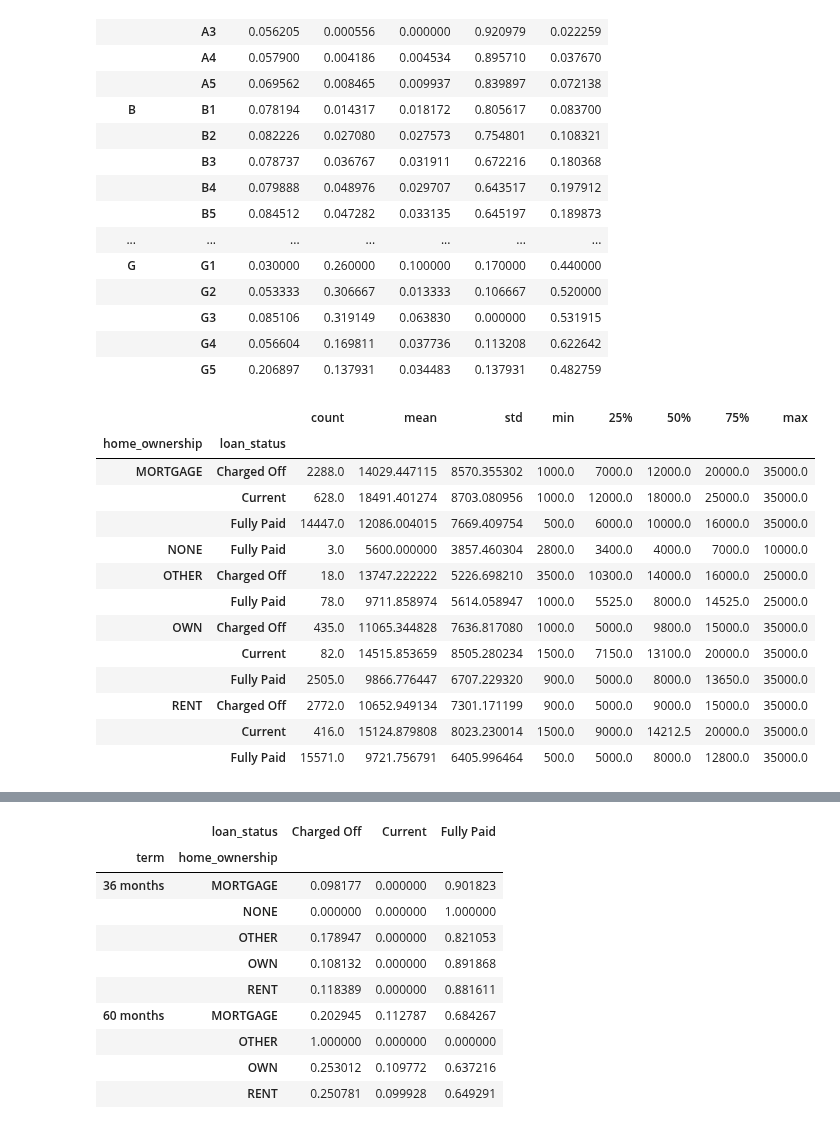
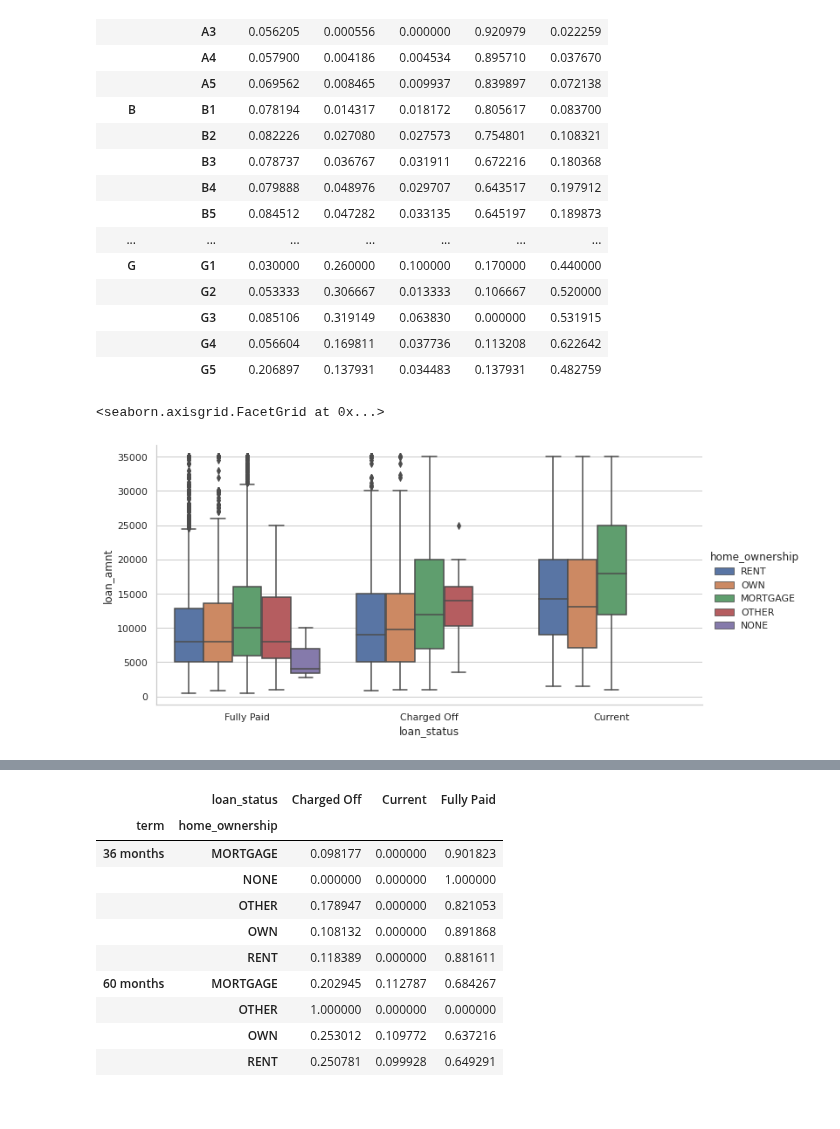
Before and after one commit to karthikmnkrishna/Loan-default-prediction, a Jupyter notebook: Loan_Case_study.ipynb, the cells around one changed output, grey strips where cells are left out. Cells and saved outputs as stored; diff of their text form; code cells hidden in the pictures.

```diff
--- a/Loan_Case_study.ipynb
+++ b/Loan_Case_study.ipynb
@@ -530,20 +540,8 @@ pd.crosstab(index = [df.grade,df.sub_grade] , columns = [df.loan_status,df.term
 |  | G3 | 0.085106 | 0.319149 | 0.063830 | 0.000000 | 0.531915 |
 |  | G4 | 0.056604 | 0.169811 | 0.037736 | 0.113208 | 0.622642 |
 |  | G5 | 0.206897 | 0.137931 | 0.034483 | 0.137931 | 0.482759 |
-# %%
-df.groupby(['home_ownership','loan_status'])['loan_amnt'].describe()
-# %% [output]
-|  |  | count | mean | std | min | 25% | 50% | 75% | max |
-| home_ownership | loan_status |  |  |  |  |  |  |  |  |
-| MORTGAGE | Charged Off | 2288.0 | 14029.447115 | 8570.355302 | 1000.0 | 7000.0 | 12000.0 | 20000.0 | 35000.0 |
-|  | Current | 628.0 | 18491.401274 | 8703.080956 | 1000.0 | 12000.0 | 18000.0 | 25000.0 | 35000.0 |
-|  | Fully Paid | 14447.0 | 12086.004015 | 7669.409754 | 500.0 | 6000.0 | 10000.0 | 16000.0 | 35000.0 |
-| NONE | Fully Paid | 3.0 | 5600.000000 | 3857.460304 | 2800.0 | 3400.0 | 4000.0 | 7000.0 | 10000.0 |
-| OTHER | Charged Off | 18.0 | 13747.222222 | 5226.698210 | 3500.0 | 10300.0 | 14000.0 | 16000.0 | 25000.0 |
-|  | Fully Paid | 78.0 | 9711.858974 | 5614.058947 | 1000.0 | 5525.0 | 8000.0 | 14525.0 | 25000.0 |
-| OWN | Charged Off | 435.0 | 11065.344828 | 7636.817080 | 1000.0 | 5000.0 | 9800.0 | 15000.0 | 35000.0 |
-|  | Current | 82.0 | 14515.853659 | 8505.280234 | 1500.0 | 7150.0 | 13100.0 | 20000.0 | 35000.0 |
-|  | Fully Paid | 2505.0 | 9866.776447 | 6707.229320 | 900.0 | 5000.0 | 8000.0 | 13650.0 | 35000.0 |
-| RENT | Charged Off | 2772.0 | 10652.949134 | 7301.171199 | 900.0 | 5000.0 | 9000.0 | 15000.0 | 35000.0 |
-|  | Current | 416.0 | 15124.879808 | 8023.230014 | 1500.0 | 9000.0 | 14212.5 | 20000.0 | 35000.0 |
-|  | Fully Paid | 15571.0 | 9721.756791 | 6405.996464 | 500.0 | 5000.0 | 8000.0 | 12800.0 | 35000.0 |
+# %%
+sns.catplot(x="loan_status", y="loan_amnt", hue="home_ownership", kind="box", data=df,height=5, aspect=2)
+# %% [output]
+<seaborn.axisgrid.FacetGrid at 0x...>
+[figure, added]
```
Also changed, not shown: parts of 4 cells of this notebook.
